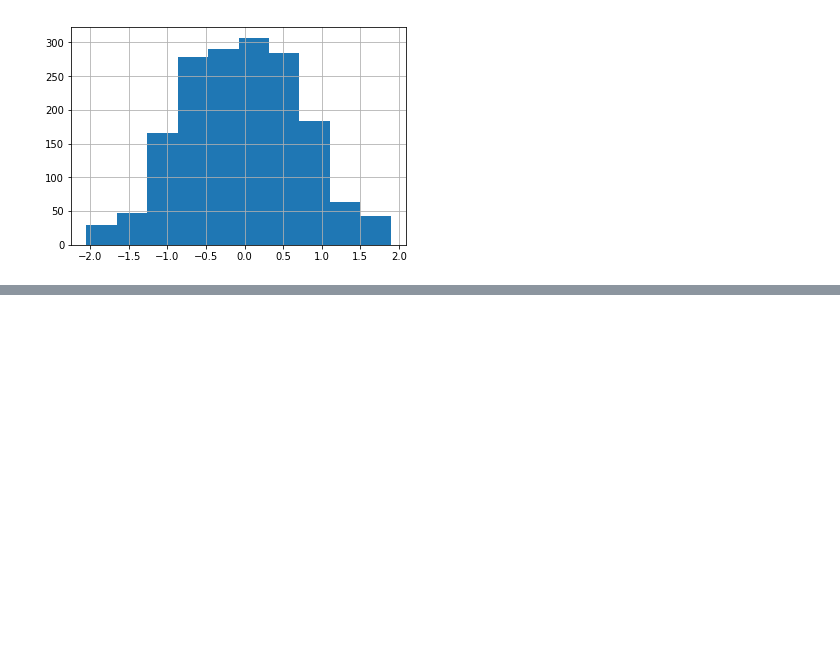
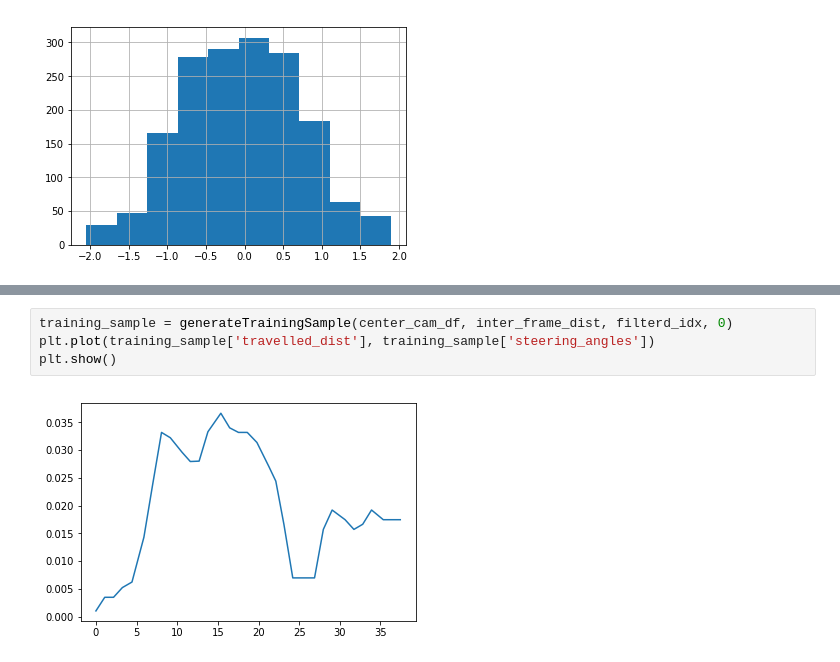
Before and after one commit to quan-dao/ECN-E2E, a Jupyter notebook: data/e2e_data_preparation.ipynb, the cells around one changed output, grey strips where cells are left out. Drawn from its saved outputs; the diff is of its cells as text; blank space fills up the shorter version.

```diff
--- a/data/e2e_data_preparation.ipynb
+++ b/data/e2e_data_preparation.ipynb
@@ -122,0 +345,6 @@ test_df.angle.hist()
+# %%
+training_sample = generateTrainingSample(center_cam_df, inter_frame_dist, filterd_idx, 0)
+plt.plot(training_sample['travelled_dist'], training_sample['steering_angles'])
+plt.show()
+# %% [output]
+[figure, added]
```
Also changed, not shown: parts of 13 cells of this notebook.
